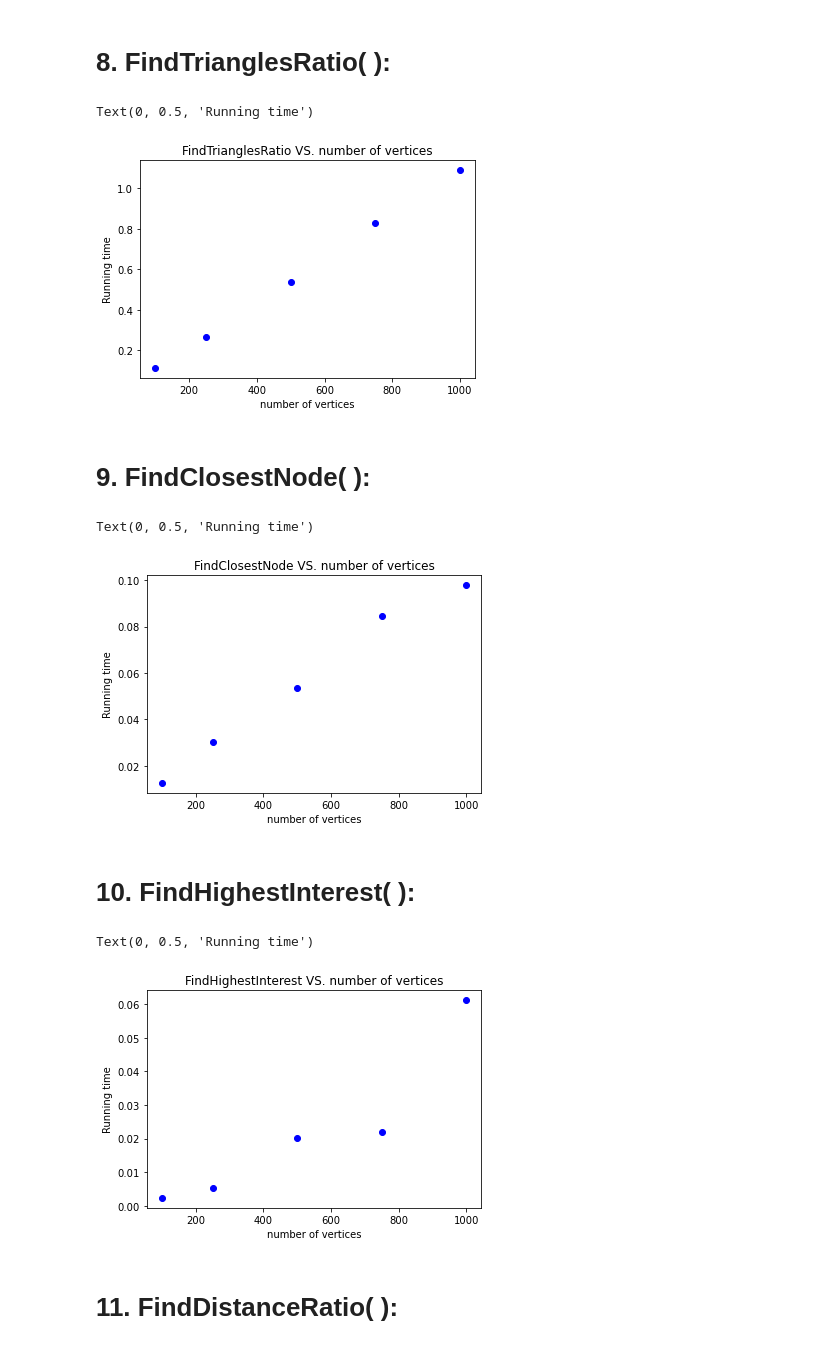
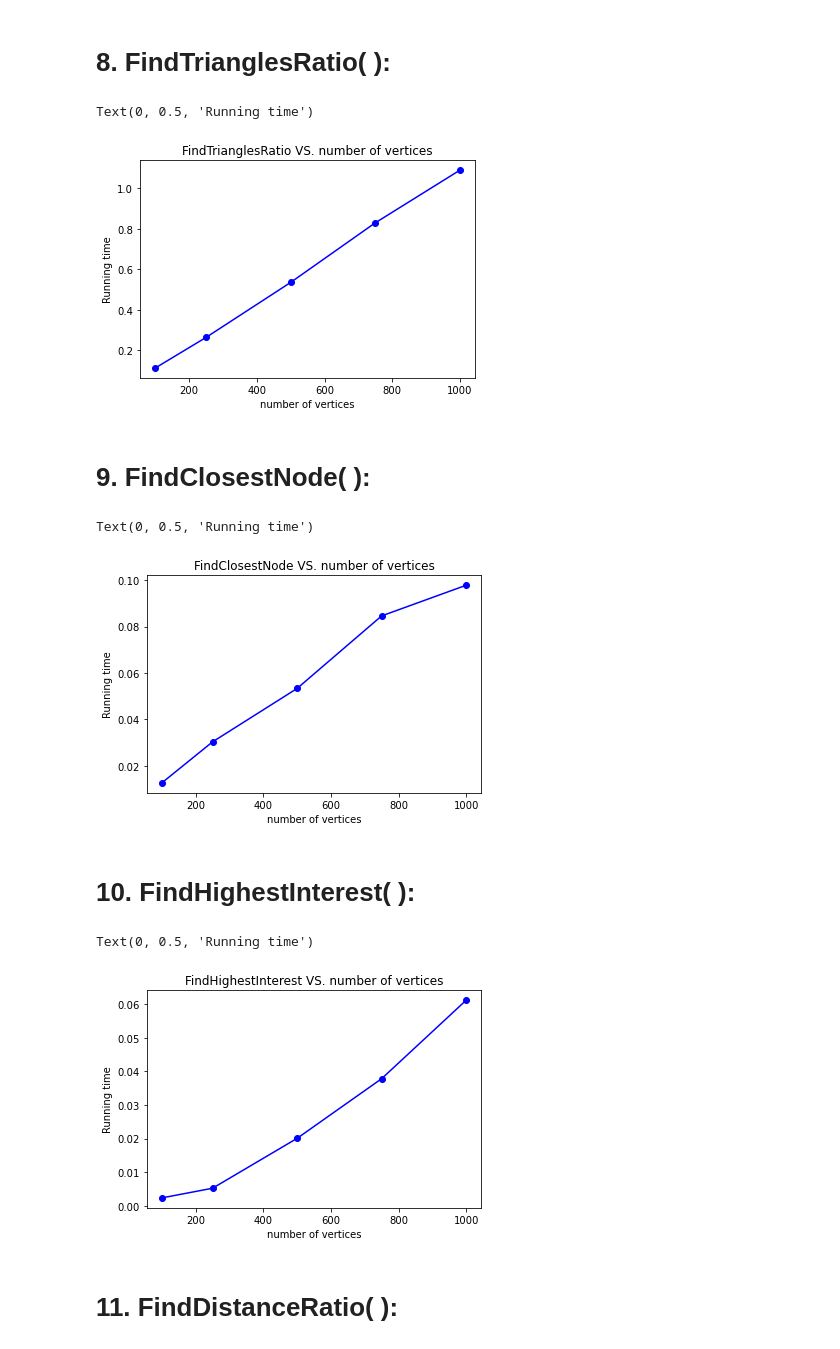
Before and after one commit to xichenhe/CS130A-PA2, a Jupyter notebook: PA2 Documentation.ipynb, the cells around one changed output. Saved outputs shown, nothing was run; the diff lists cells and outputs as text; code cells hidden in the pictures.

```diff
--- a/PA2 Documentation.ipynb
+++ b/PA2 Documentation.ipynb
@@ -271,34 +273,34 @@ Text(0, 0.5, 'Running time')
 # %%
 plt.figure()
 plt.title('FindTrianglesRatio VS. number of vertices')
-plt.plot(vertices,find_ratio,'bo')
+plt.plot(vertices,find_ratio,'bo-')
 plt.xlabel('number of vertices')
 plt.ylabel('Running time')
 # %% [output]
 Text(0, 0.5, 'Running time')
-[figure, old version]
+[figure, new version]
 # %% [markdown]
 # 9. FindClosestNode( ):
 # %%
 plt.figure()
 plt.title('FindClosestNode VS. number of vertices')
-plt.plot(vertices,find_closest,'bo')
+plt.plot(vertices,find_closest,'bo-')
 plt.xlabel('number of vertices')
 plt.ylabel('Running time')
 # %% [output]
 Text(0, 0.5, 'Running time')
-[figure, old version]
+[figure, new version]
 # %% [markdown]
 # 10. FindHighestInterest(  ):
 # %%
 plt.figure()
 plt.title('FindHighestInterest VS. number of vertices')
-plt.plot(vertices,find_intere,'bo')
+plt.plot(vertices,find_intere,'bo-')
 plt.xlabel('number of vertices')
 plt.ylabel('Running time')
 # %% [output]
 Text(0, 0.5, 'Running time')
-[figure, old version]
+[figure, new version]
 # %% [markdown]
 # 11. FindDistanceRatio(  ):
 # %%
```
Also changed, not shown: parts of 22 cells of this notebook, 2 other files.
